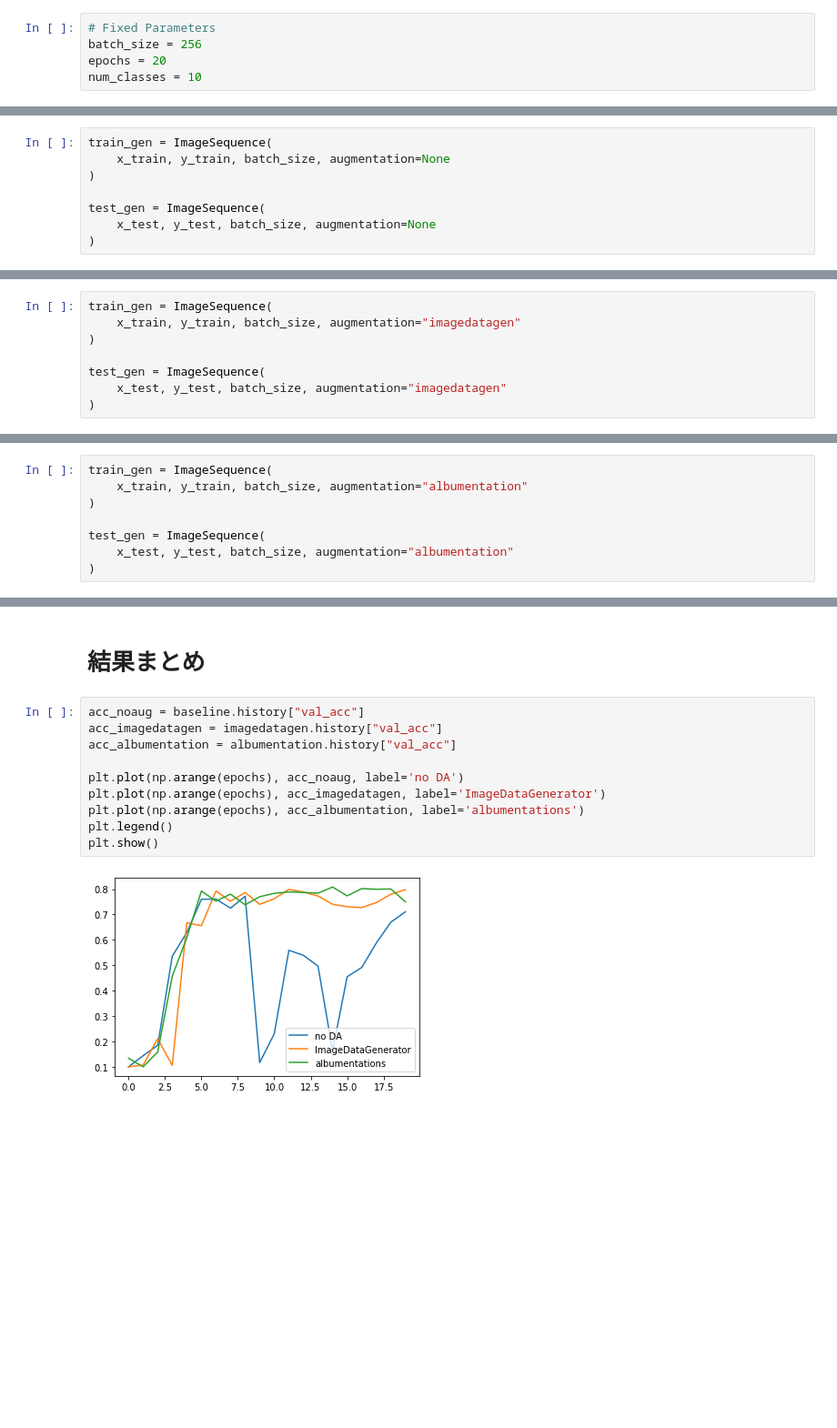
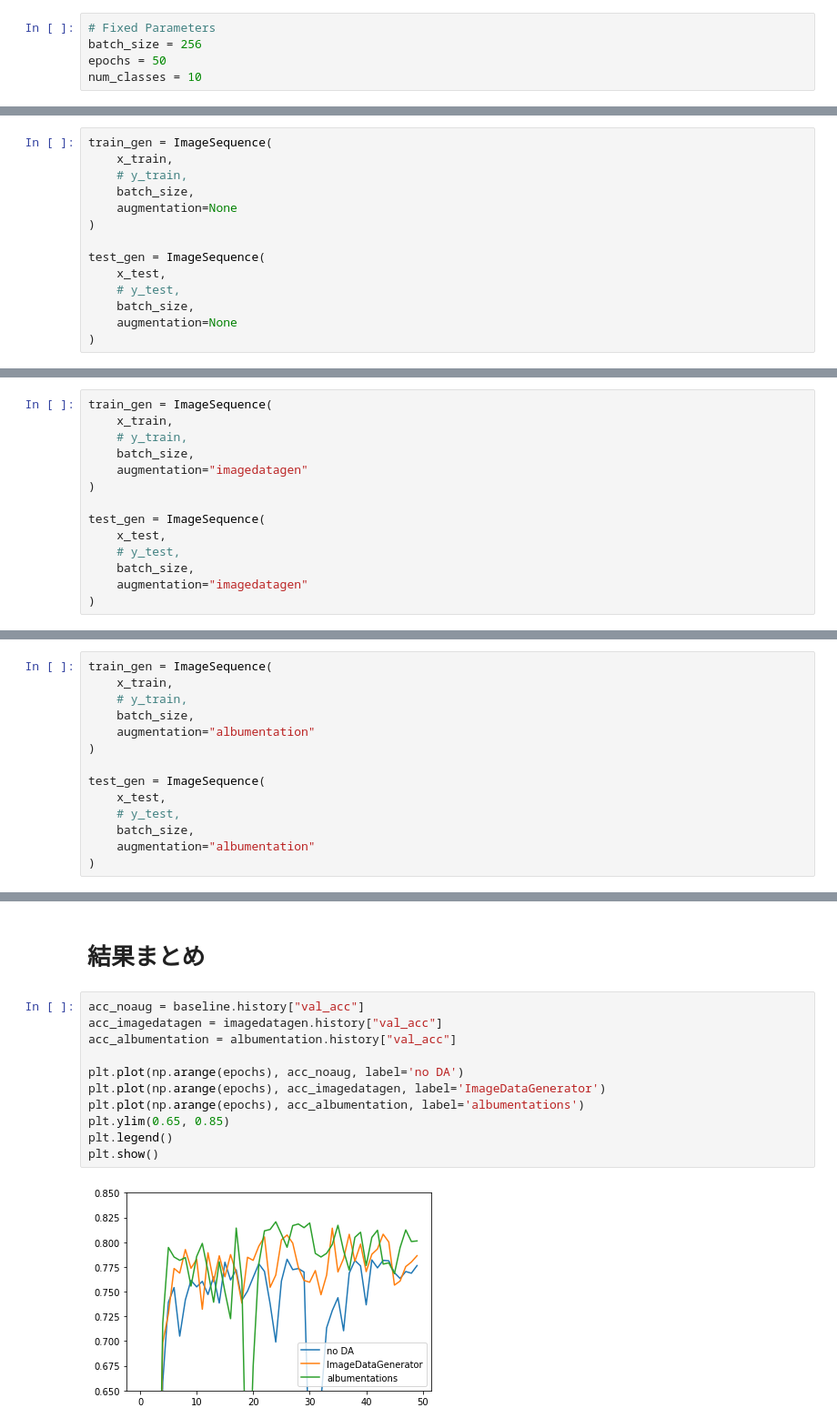
Before and after one commit to yumion/onodera-lab, a Jupyter notebook: da_experiments.ipynb, the cells around one changed output, grey strips where cells are left out. Shown at 91% size. Drawn from its saved outputs; the diff is of its cells as text; blank space fills up the shorter version.

```diff
--- a/da_experiments.ipynb
+++ b/da_experiments.ipynb
@@ -346,7 +354,7 @@ def _get_augmentation(image):
 # %%
 # Fixed Parameters
 batch_size = 256
-epochs = 20
+epochs = 50
 num_classes = 10
 # %% [markdown]
 # ベースライン
@@ -357,11 +365,17 @@ model_noaug.compile(loss="categorical_crossentropy", optimizer='adam', metrics=[
 #### Sequneceを使う場合
 # %%
 train_gen = ImageSequence(
-    x_train, y_train, batch_size, augmentation=None
+    x_train,
+    # y_train,
+    batch_size,
+    augmentation=None
 )
 
 test_gen = ImageSequence(
-    x_test, y_test, batch_size, augmentation=None
+    x_test,
+    # y_test,
+    batch_size,
+    augmentation=None
 )
 # %%
 baseline = model_noaug.fit(
@@ -451,11 +479,17 @@ Epoch 50/50
 #### Sequenceを使う
 # %%
 train_gen = ImageSequence(
-    x_train, y_train, batch_size, augmentation="imagedatagen"
+    x_train,
+    # y_train,
+    batch_size,
+    augmentation="imagedatagen"
 )
 
 test_gen = ImageSequence(
-    x_test, y_test, batch_size, augmentation="imagedatagen"
+    x_test,
+    # y_test,
+    batch_size,
+    augmentation="imagedatagen"
 )
 # %%
 imagedatagen = model_imagedatagen.fit(
@@ -519,11 +553,17 @@ model_albu = build_model()
 model_albu.compile(loss="categorical_crossentropy", optimizer='adam', metrics=["acc"])
 # %%
 train_gen = ImageSequence(
-    x_train, y_train, batch_size, augmentation="albumentation"
+    x_train,
+    # y_train,
+    batch_size,
+    augmentation="albumentation"
 )
 
 test_gen = ImageSequence(
-    x_test, y_test, batch_size, augmentation="albumentation"
+    x_test,
+    # y_test,
+    batch_size,
+    augmentation="albumentation"
 )
 # %%
 albumentation = model_albu.fit(
@@ -563,12 +603,13 @@ loss: 1.0766 - acc: 0.7531
 # %%
 acc_noaug = baseline.history["val_acc"]
 acc_imagedatagen = imagedatagen.history["val_acc"]
 acc_albumentation = albumentation.history["val_acc"]
 
 plt.plot(np.arange(epochs), acc_noaug, label='no DA')
 plt.plot(np.arange(epochs), acc_imagedatagen, label='ImageDataGenerator')
 plt.plot(np.arange(epochs), acc_albumentation, label='albumentations')
+plt.ylim(0.65, 0.85)
 plt.legend()
 plt.show()
 # %% [output]
-[figure, old version]
+[figure, new version]
```
Also changed, not shown: parts of 12 cells of this notebook.
